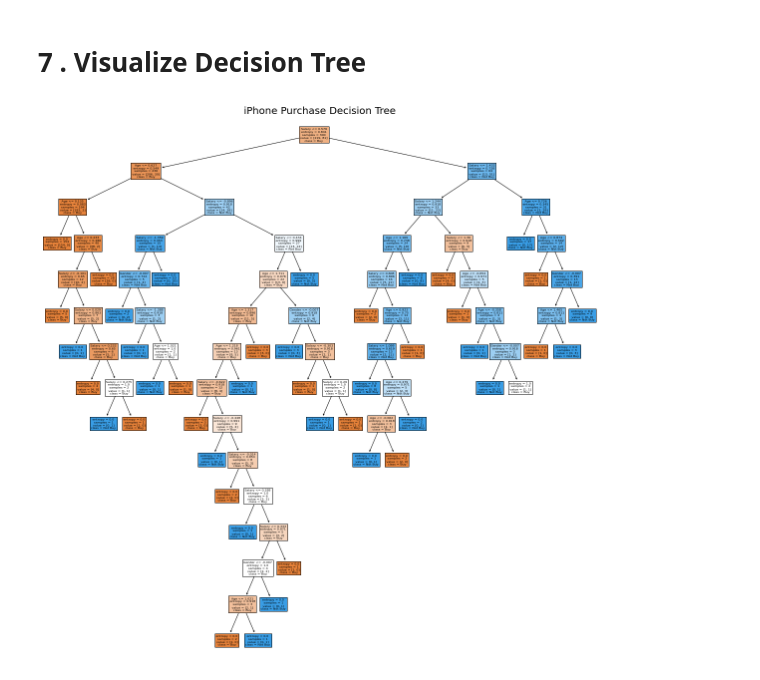
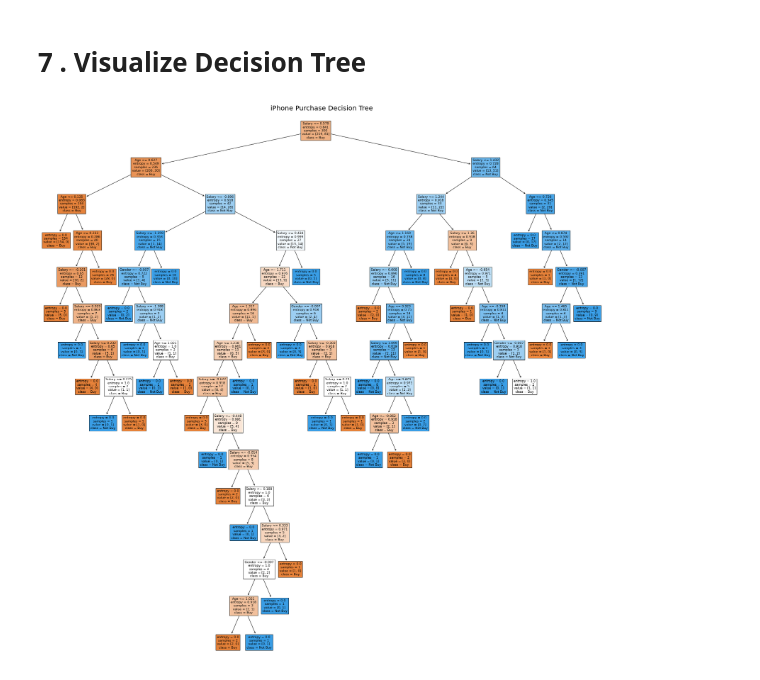
Before and after one commit to trongthuan205/DS102.K21, a Jupyter notebook: 07_DecisionTree_iPhone_Purchase.ipynb, the cells around one changed output. Cells and saved outputs as stored; diff of their text form; code cells hidden in the pictures.

```diff
--- a/07_DecisionTree_iPhone_Purchase.ipynb
+++ b/07_DecisionTree_iPhone_Purchase.ipynb
@@ -109,9 +109,9 @@ Text(0.5, 1.0, 'Confusion matrix in Test data')
 # %%
 from sklearn import tree
 # %%
-plt.figure(figsize = (20, 20))
+plt.figure(figsize = (30, 30))
 tree.plot_tree(model, feature_names = X.columns, class_names = ('Buy', 'Not Buy'), filled = True)
 plt.title('iPhone Purchase Decision Tree', fontsize = 20)
 plt.savefig('tree_iphone.png')
 # %% [output]
-[figure, old version]
+[figure, new version]
```
